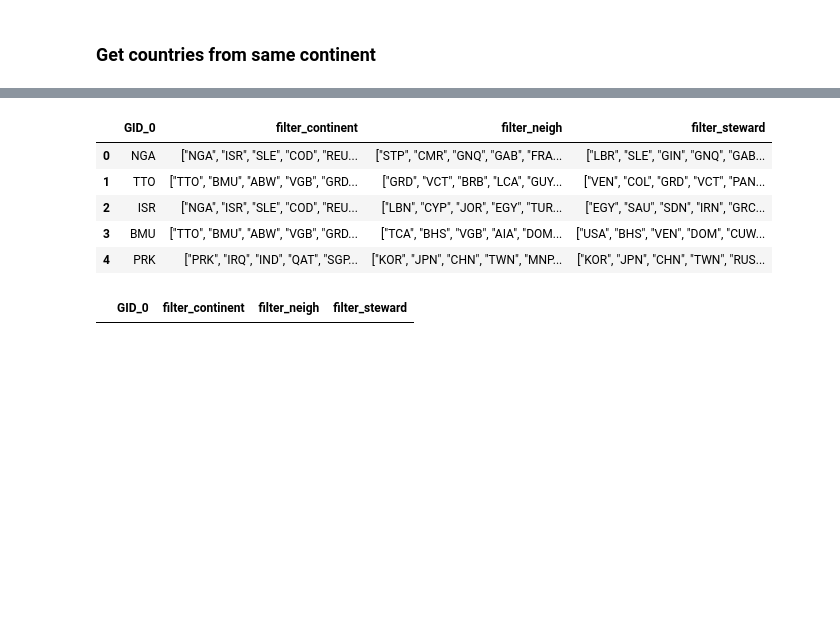
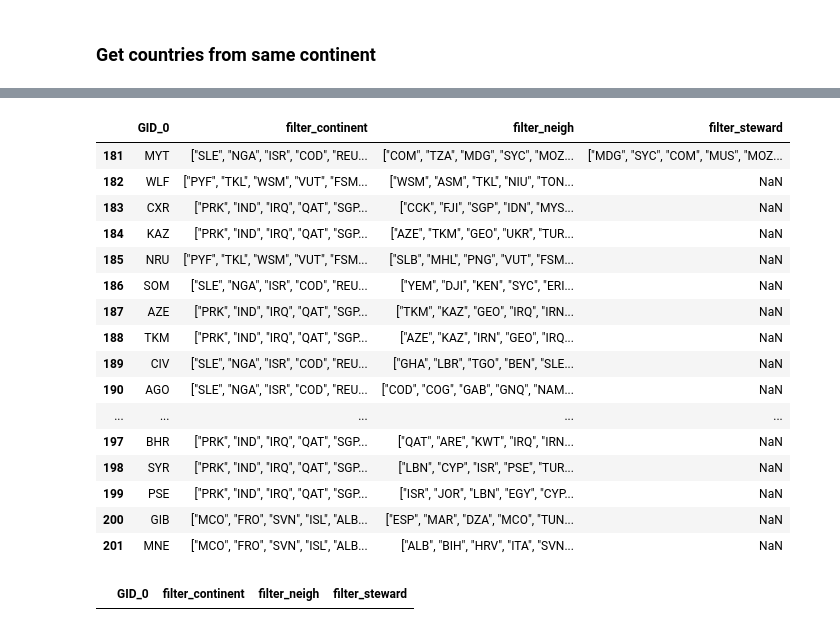
Before and after one commit to Vizzuality/he-scratchfolder, a Jupyter notebook: NRC_Marine.ipynb, the cells around one changed output, grey strips where cells are left out. Saved outputs shown, nothing was run; the diff lists cells and outputs as text; code cells hidden in the pictures; blank space fills up the shorter version.

```diff
--- a/NRC_Marine.ipynb
+++ b/NRC_Marine.ipynb
@@ -781,0 +776,3 @@ len(eez2)
+# %%
+eez['Longitude'] = eez.geometry.x
+eez['Latitude'] = eez.geometry.y
@@ -782,4 +788,4 @@ len(eez2)
 # %%
-df_coord = pd.DataFrame(data = eez2['GID_0'])
+df_coord = pd.DataFrame(data = eez[['GID_0']])
 len(df_coord)
 # %% [output]
@@ -801,7 +803,7 @@ len(df['GID_0'].values)
 # Get the coordinates of each EEZ centroid
 y_list = []
 x_list = []
-for index, i in eez2.iterrows():
+for index, i in eez.iterrows():
     y_list.append(i['Latitude'])
     x_list.append(i['Longitude'])
 
@@ -982,4 +1011,4 @@ len(df_sort)
 # %%
-df_sort = df_sort[df_sort['Area_EEZ']>0]
+df_sort = df_sort[df_sort['Marine']=='True']
 len(df_sort)
 # %% [output]
@@ -1030,12 +1059,23 @@ df_dict.shape
 # %%
-df_dict.head()
+df_dict.tail(21)
 # %% [output]
 |  | GID_0 | filter_continent | filter_neigh | filter_steward |
-| 0 | NGA | ["NGA", "ISR", "SLE", "COD", "REU... | ["STP", "CMR", "GNQ", "GAB", "FRA... | ["LBR", "SLE", "GIN", "GNQ", "GAB... |
-| 1 | TTO | ["TTO", "BMU", "ABW", "VGB", "GRD... | ["GRD", "VCT", "BRB", "LCA", "GUY... | ["VEN", "COL", "GRD", "VCT", "PAN... |
-| 2 | ISR | ["NGA", "ISR", "SLE", "COD", "REU... | ["LBN", "CYP", "JOR", "EGY", "TUR... | ["EGY", "SAU", "SDN", "IRN", "GRC... |
-| 3 | BMU | ["TTO", "BMU", "ABW", "VGB", "GRD... | ["TCA", "BHS", "VGB", "AIA", "DOM... | ["USA", "BHS", "VEN", "DOM", "CUW... |
-| 4 | PRK | ["PRK", "IRQ", "IND", "QAT", "SGP... | ["KOR", "JPN", "CHN", "TWN", "MNP... | ["KOR", "JPN", "CHN", "TWN", "RUS... |
+| 181 | MYT | ["SLE", "NGA", "ISR", "COD", "REU... | ["COM", "TZA", "MDG", "SYC", "MOZ... | ["MDG", "SYC", "COM", "MUS", "MOZ... |
+| 182 | WLF | ["PYF", "TKL", "WSM", "VUT", "FSM... | ["WSM", "ASM", "TKL", "NIU", "TON... | NaN |
+| 183 | CXR | ["PRK", "IND", "IRQ", "QAT", "SGP... | ["CCK", "FJI", "SGP", "IDN", "MYS... | NaN |
+| 184 | KAZ | ["PRK", "IND", "IRQ", "QAT", "SGP... | ["AZE", "TKM", "GEO", "UKR", "TUR... | NaN |
+| 185 | NRU | ["PYF", "TKL", "WSM", "VUT", "FSM... | ["SLB", "MHL", "PNG", "VUT", "FSM... | NaN |
+| 186 | SOM | ["SLE", "NGA", "ISR", "COD", "REU... | ["YEM", "DJI", "KEN", "SYC", "ERI... | NaN |
+| 187 | AZE | ["PRK", "IND", "IRQ", "QAT", "SGP... | ["TKM", "KAZ", "GEO", "IRQ", "IRN... | NaN |
+| 188 | TKM | ["PRK", "IND", "IRQ", "QAT", "SGP... | ["AZE", "KAZ", "IRN", "GEO", "IRQ... | NaN |
+| 189 | CIV | ["SLE", "NGA", "ISR", "COD", "REU... | ["GHA", "LBR", "TGO", "BEN", "SLE... | NaN |
+| 190 | AGO | ["SLE", "NGA", "ISR", "COD", "REU... | ["COD", "COG", "GAB", "GNQ", "NAM... | NaN |
+| ... | ... | ... | ... | ... |
+| 197 | BHR | ["PRK", "IND", "IRQ", "QAT", "SGP... | ["QAT", "ARE", "KWT", "IRQ", "IRN... | NaN |
+| 198 | SYR | ["PRK", "IND", "IRQ", "QAT", "SGP... | ["LBN", "CYP", "ISR", "PSE", "TUR... | NaN |
+| 199 | PSE | ["PRK", "IND", "IRQ", "QAT", "SGP... | ["ISR", "JOR", "LBN", "EGY", "CYP... | NaN |
+| 200 | GIB | ["MCO", "FRO", "SVN", "ISL", "ALB... | ["ESP", "MAR", "DZA", "MCO", "TUN... | NaN |
+| 201 | MNE | ["MCO", "FRO", "SVN", "ISL", "ALB... | ["ALB", "BIH", "HRV", "ITA", "SVN... | NaN |
 # %%
 df_dict[df_dict['filter_continent'].isnull()]
 # %% [output]
```
Also changed, not shown: parts of 131 cells of this notebook, 4 other files.
